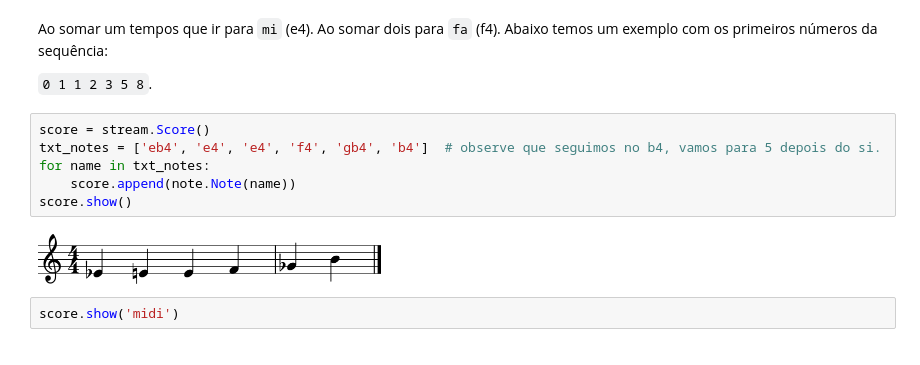
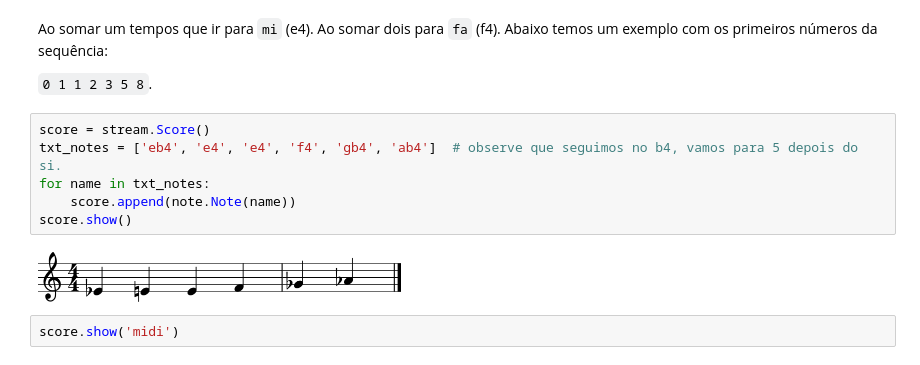
Before and after one commit to ThiagoPoppe/MIR, a Jupyter notebook: Lab01/lab01.ipynb, the cells around one changed output. Cells and saved outputs as stored; diff of their text form.

```diff
--- a/Lab01/lab01.ipynb
+++ b/Lab01/lab01.ipynb
@@ -139,12 +134,12 @@ Ao somar um tempos que ir para `mi` (e4). Ao somar dois para `fa` (f4). Abaixo t
 `0 1 1 2 3 5 8`.
 # %%
 score = stream.Score()
-txt_notes = ['eb4', 'e4', 'e4', 'f4', 'gb4', 'b4']  # observe que seguimos no b4, vamos para 5 depois do si.
+txt_notes = ['eb4', 'e4', 'e4', 'f4', 'gb4', 'ab4']  # observe que seguimos no b4, vamos para 5 depois do si.
 for name in txt_notes:
     score.append(note.Note(name))
 score.show()
 # %% [output]
-[figure, old version]
+[figure, new version]
 # %%
 score.show('midi')
 # %% [output]
```
Also changed, not shown: parts of 9 cells of this notebook, 1 other file.
